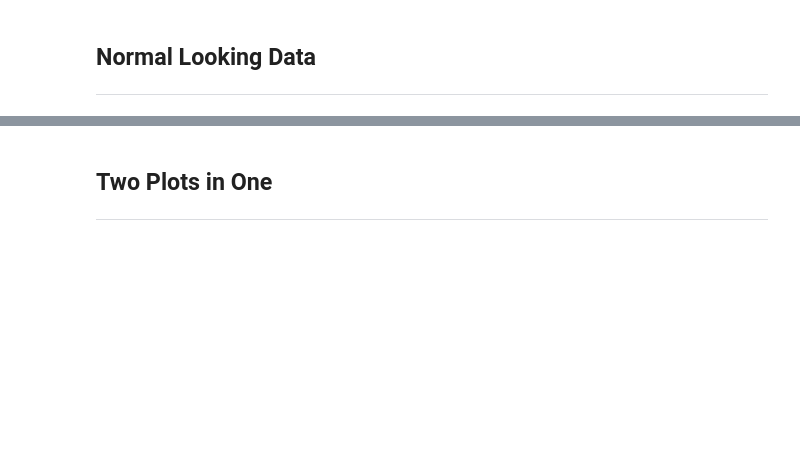
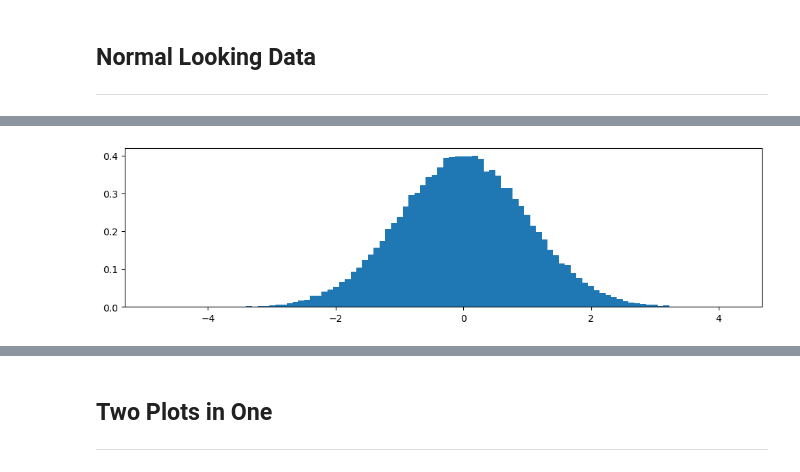
Before and after one commit to nurbujang/myworkw23, a Jupyter notebook: random.ipynb, the cells around one changed output, grey strips where cells are left out. Drawn from its saved outputs; the diff is of its cells as text; code cells hidden in the pictures; blank space fills up the shorter version.

```diff
--- a/random.ipynb
+++ b/random.ipynb
@@ -358,0 +378,10 @@ ax.hist(rand_normal, bins=100, density=True);
+# %%
+# Create an empty plot.
+fig, ax = plt.subplots(figsize=(12, 3))
+
+# Plot a histogram.
+ax.hist(rand_normal, bins=100, density=True); # Default density is false. Notice the y axis changing from 3500 to 0.4
+
+# density=True scales the bin height by the total number of samples we have (if we have 100000 samples, divide by 100000)
+# %% [output]
+[figure, added]
```
Also changed, not shown: parts of 4 cells of this notebook.
